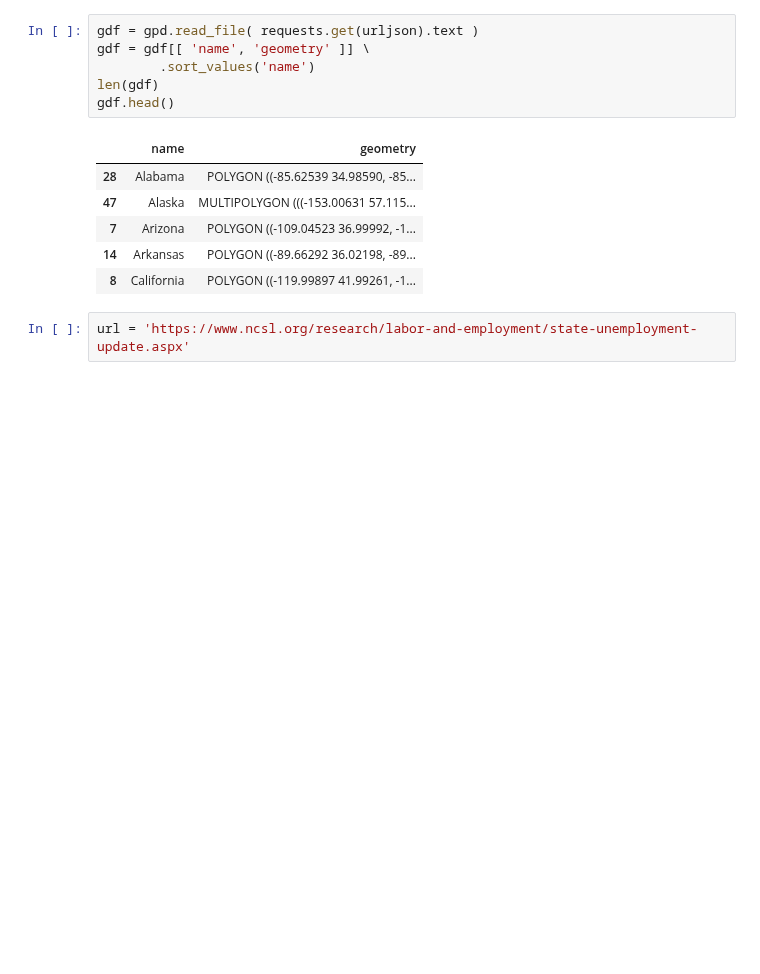
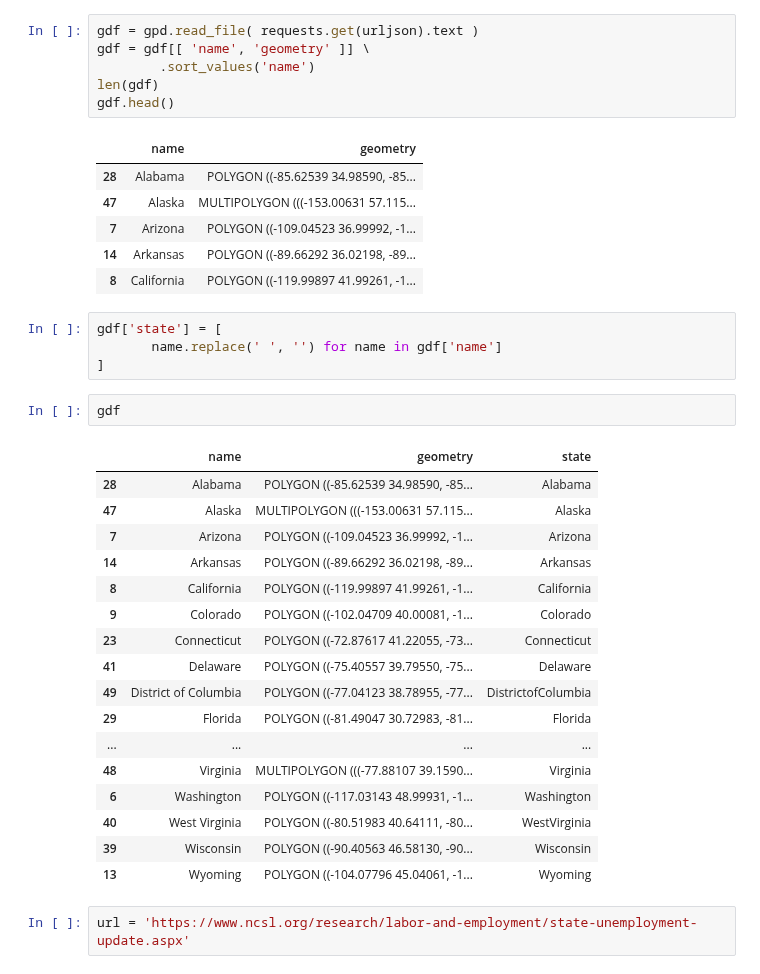
Before and after one commit to attila5287/scrap_and_dataviz, a Jupyter notebook: states_ue.ipynb, the cells around one changed output. Cells and saved outputs as stored; diff of their text form; blank space fills up the shorter version.

```diff
--- a/states_ue.ipynb
+++ b/states_ue.ipynb
@@ -43,6 +45,30 @@ gdf.head()
 | 7 | Arizona | POLYGON ((-109.04523 36.99992, -1... |
 | 14 | Arkansas | POLYGON ((-89.66292 36.02198, -89... |
 | 8 | California | POLYGON ((-119.99897 41.99261, -1... |
+# %%
+gdf['state'] = [
+       name.replace(' ', '') for name in gdf['name']
+]
+# %%
+gdf
+# %% [output]
+|  | name | geometry | state |
+| 28 | Alabama | POLYGON ((-85.62539 34.98590, -85... | Alabama |
+| 47 | Alaska | MULTIPOLYGON (((-153.00631 57.115... | Alaska |
+| 7 | Arizona | POLYGON ((-109.04523 36.99992, -1... | Arizona |
+| 14 | Arkansas | POLYGON ((-89.66292 36.02198, -89... | Arkansas |
+| 8 | California | POLYGON ((-119.99897 41.99261, -1... | California |
+| 9 | Colorado | POLYGON ((-102.04709 40.00081, -1... | Colorado |
+| 23 | Connecticut | POLYGON ((-72.87617 41.22055, -73... | Connecticut |
+| 41 | Delaware | POLYGON ((-75.40557 39.79550, -75... | Delaware |
+| 49 | District of Columbia | POLYGON ((-77.04123 38.78955, -77... | DistrictofColumbia |
+| 29 | Florida | POLYGON ((-81.49047 30.72983, -81... | Florida |
+| ... | ... | ... | ... |
+| 48 | Virginia | MULTIPOLYGON (((-77.88107 39.1590... | Virginia |
+| 6 | Washington | POLYGON ((-117.03143 48.99931, -1... | Washington |
+| 40 | West Virginia | POLYGON ((-80.51983 40.64111, -80... | WestVirginia |
+| 39 | Wisconsin | POLYGON ((-90.40563 46.58130, -90... | Wisconsin |
+| 13 | Wyoming | POLYGON ((-104.07796 45.04061, -1... | Wyoming |
 # %%
 url = 'https://www.ncsl.org/research/labor-and-employment/state-unemployment-update.aspx'
 # %%
```
Also changed, not shown: parts of 18 cells of this notebook.
